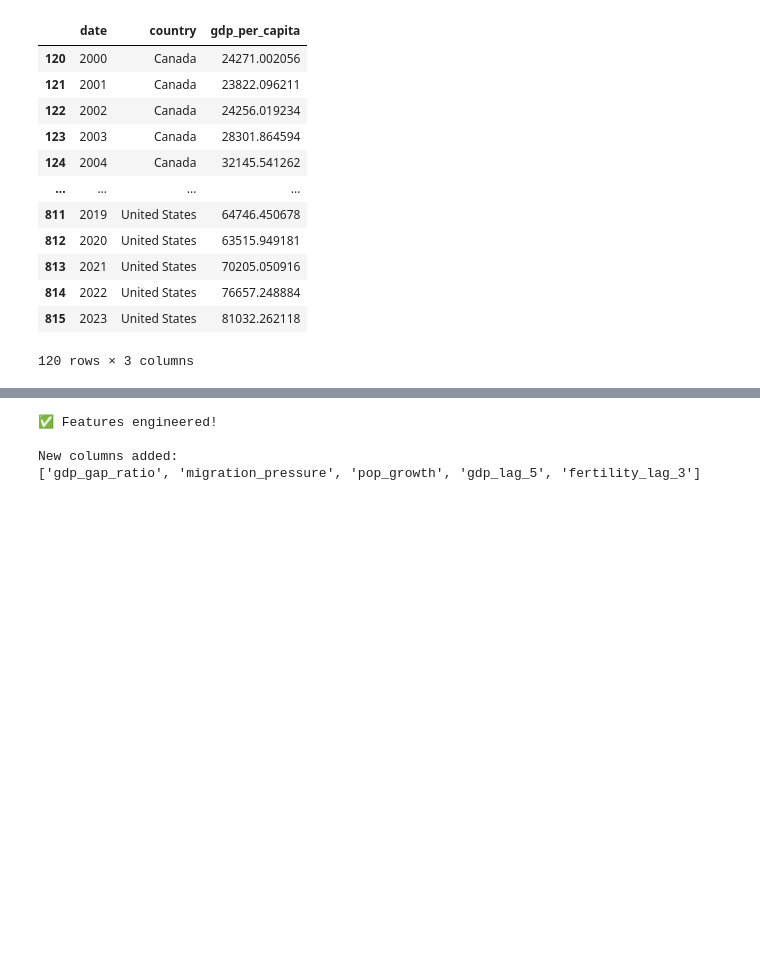
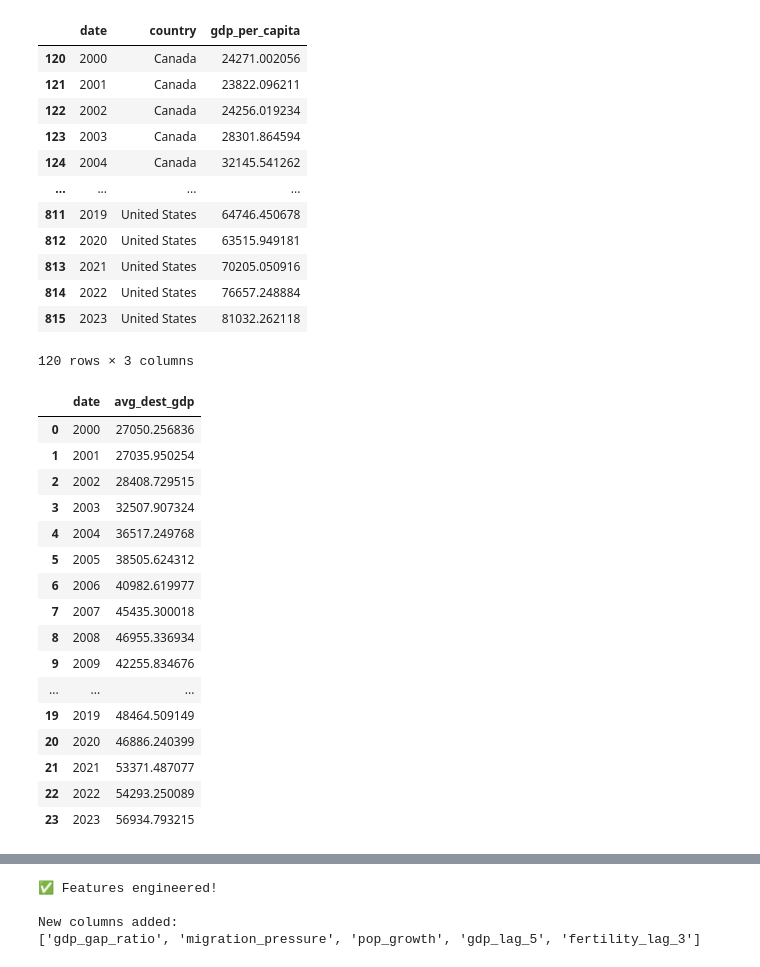
Before and after one commit to abir171915/MigrantFlows, a Jupyter notebook: migration_data_collection.ipynb, the cells around one changed output, grey strips where cells are left out. Cells and saved outputs as stored; diff of their text form; code cells hidden in the pictures; blank space fills up the shorter version.

```diff
--- a/migration_data_collection.ipynb
+++ b/migration_data_collection.ipynb
@@ -190,6 +190,26 @@ dest_gdp
 # Average GDP of all 5 destination countries per year
 avg_dest_gdp = dest_gdp.groupby('date')['gdp_per_capita'].mean().reset_index()
 avg_dest_gdp.columns = ['date', 'avg_dest_gdp']
+# %%
+avg_dest_gdp
+# %% [output]
+|  | date | avg_dest_gdp |
+| 0 | 2000 | 27050.256836 |
+| 1 | 2001 | 27035.950254 |
+| 2 | 2002 | 28408.729515 |
+| 3 | 2003 | 32507.907324 |
+| 4 | 2004 | 36517.249768 |
+| 5 | 2005 | 38505.624312 |
+| 6 | 2006 | 40982.619977 |
+| 7 | 2007 | 45435.300018 |
+| 8 | 2008 | 46955.336934 |
+| 9 | 2009 | 42255.834676 |
+| ... | ... | ... |
+| 19 | 2019 | 48464.509149 |
+| 20 | 2020 | 46886.240399 |
+| 21 | 2021 | 53371.487077 |
+| 22 | 2022 | 54293.250089 |
+| 23 | 2023 | 56934.793215 |
 # %%
 # Merge back
 df_filtered = df_filtered.merge(avg_dest_gdp, on='date', how='left')
```
Also changed, not shown: parts of 2 cells of this notebook, 3 other files.
